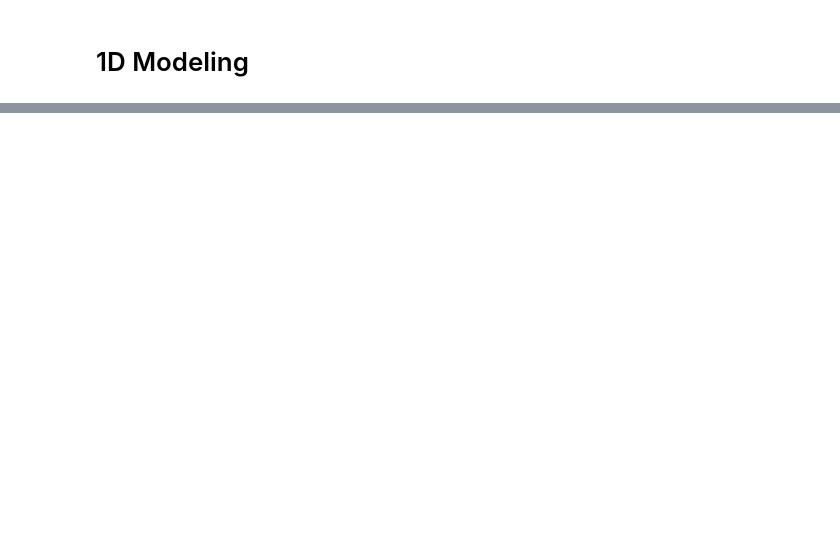
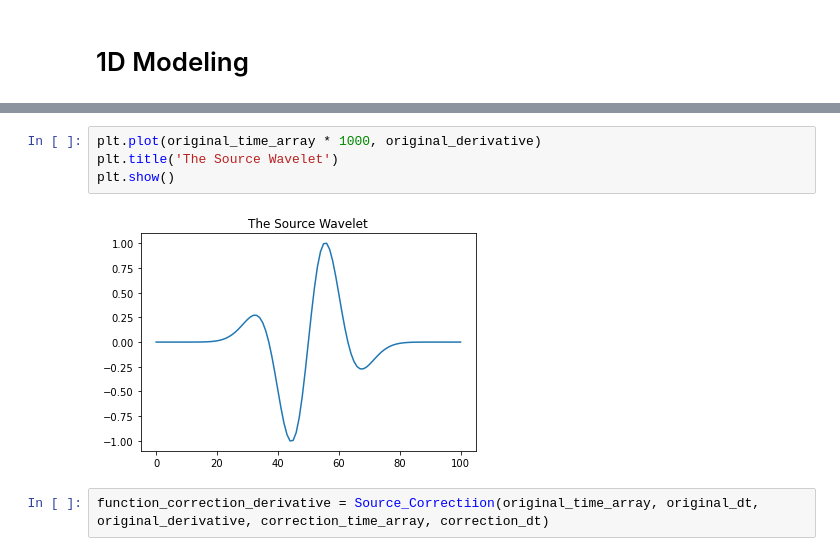
Before and after one commit to WaoBiu/TImeDispersion, a Jupyter notebook: Filter_using .ipynb, the cells around one changed output, grey strips where cells are left out. Cells and saved outputs as stored; diff of their text form; blank space fills up the shorter version.

```diff
--- a/Filter_using .ipynb
+++ b/Filter_using .ipynb
@@ -44,0 +77,8 @@ plt.show()
+# %%
+plt.plot(original_time_array * 1000, original_derivative)
+plt.title('The Source Wavelet')
+plt.show()
+# %% [output]
+[figure, added]
+# %%
+function_correction_derivative = Source_Correctiion(original_time_array, original_dt, original_derivative, correction_time_array, correction_dt)
```
Also changed, not shown: parts of 34 cells of this notebook, 1 other file.
